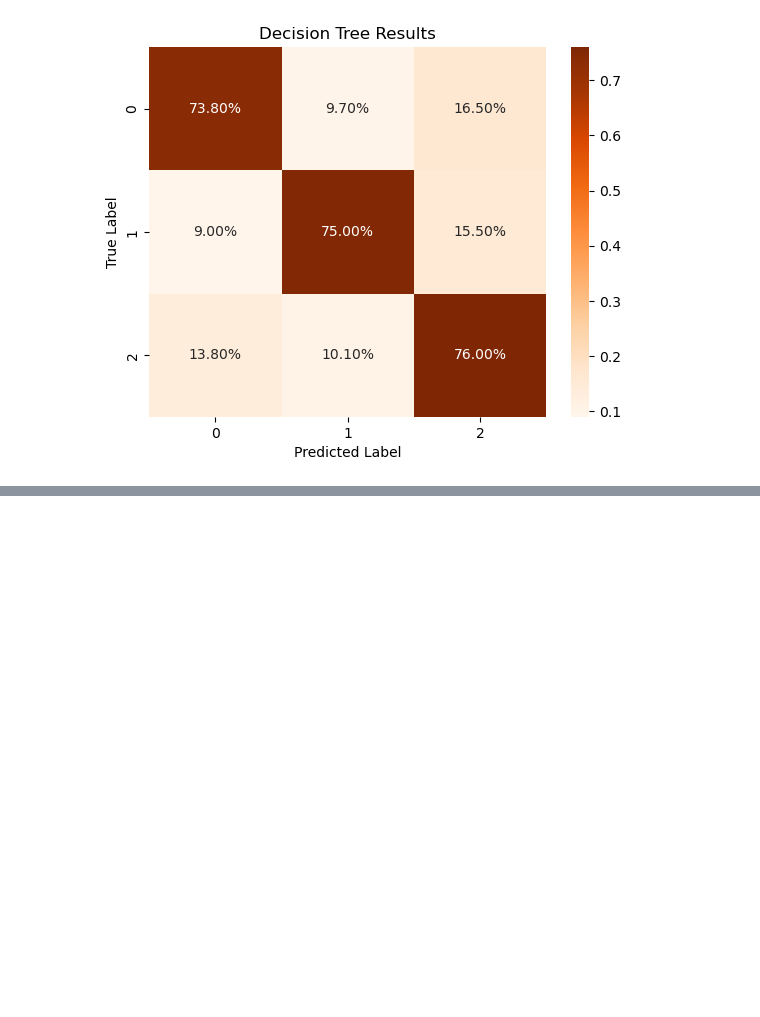
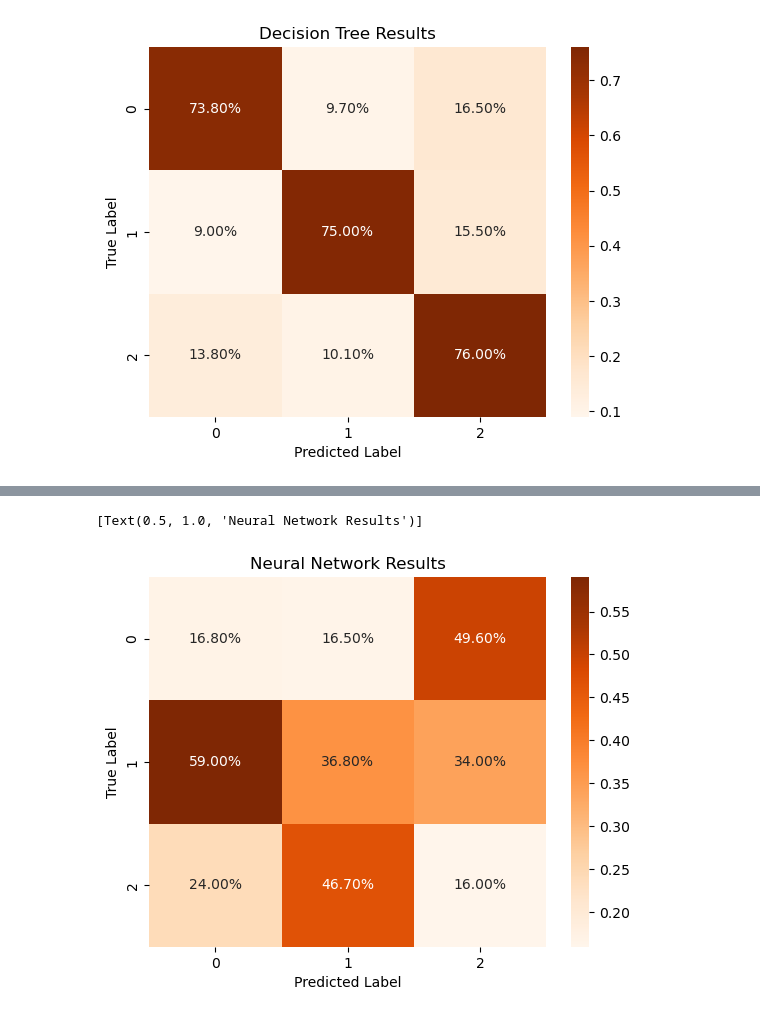
Before and after one commit to Brandon-Meyer0/VideogameTweets, a Jupyter notebook: EDA.ipynb, the cells around one changed output, grey strips where cells are left out. Cells and saved outputs as stored; diff of their text form; code cells hidden in the pictures; blank space fills up the shorter version.

```diff
--- a/EDA.ipynb
+++ b/EDA.ipynb
@@ -581,0 +630,17 @@ b.set(title='Decision Tree Results')
+# %%
+# cnf11= [[72, 45 , 149],
+#  [ 254, 100 , 103],
+#  [ 102, 127 , 48]]
+
+cnf111= [[0.168, 0.165 , 0.496],
+ [ 0.59, 0.368 , 0.34],
+ [ 0.24, 0.467 , 0.16]]
+# %%
+e= sns.heatmap(cnf111, annot=True,
+            fmt='0.2%', cmap='Oranges')
+e.set_xlabel('Predicted Label', fontsize=10)
+e.set_ylabel('True Label', fontsize=10)
+e.set(title='Neural Network Results')
+# %% [output]
+[Text(0.5, 1.0, 'Neural Network Results')]
+[figure, added]
```
Also changed, not shown: parts of 5 cells of this notebook.
